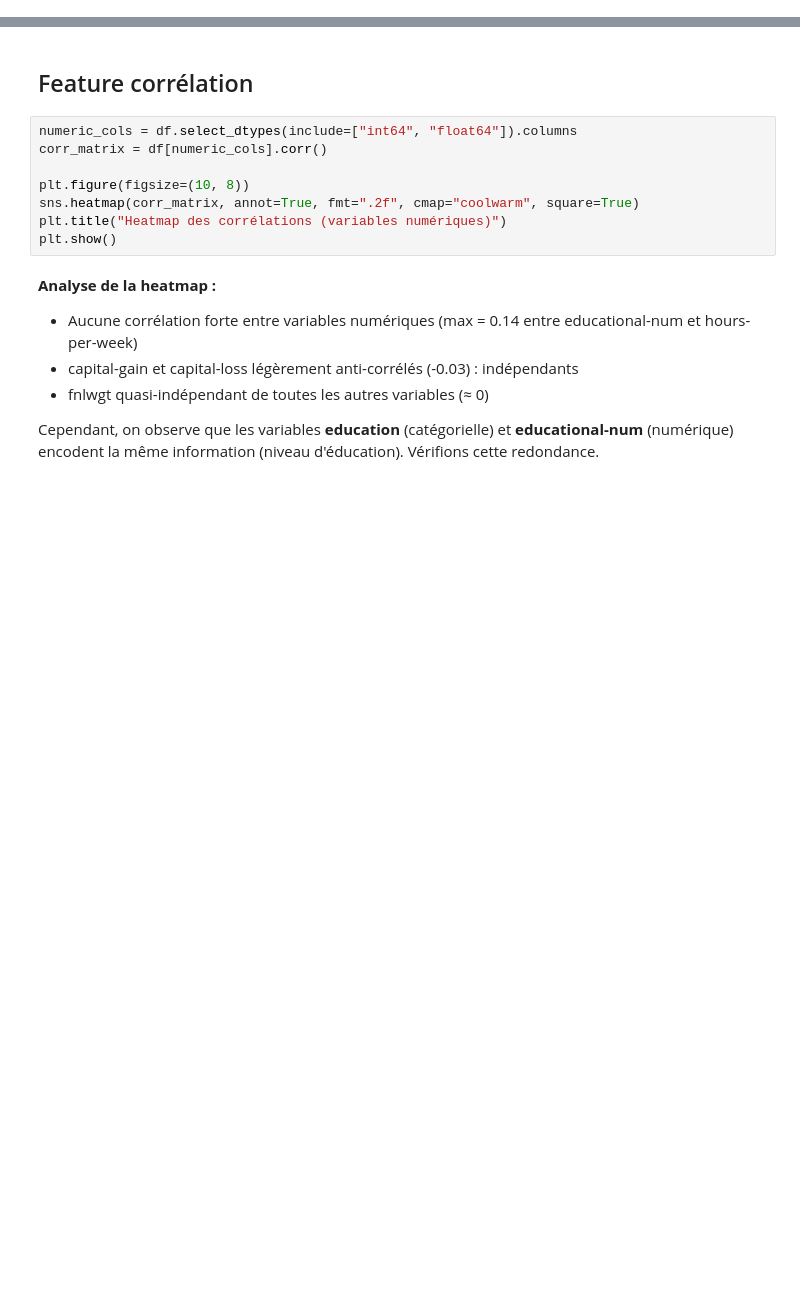
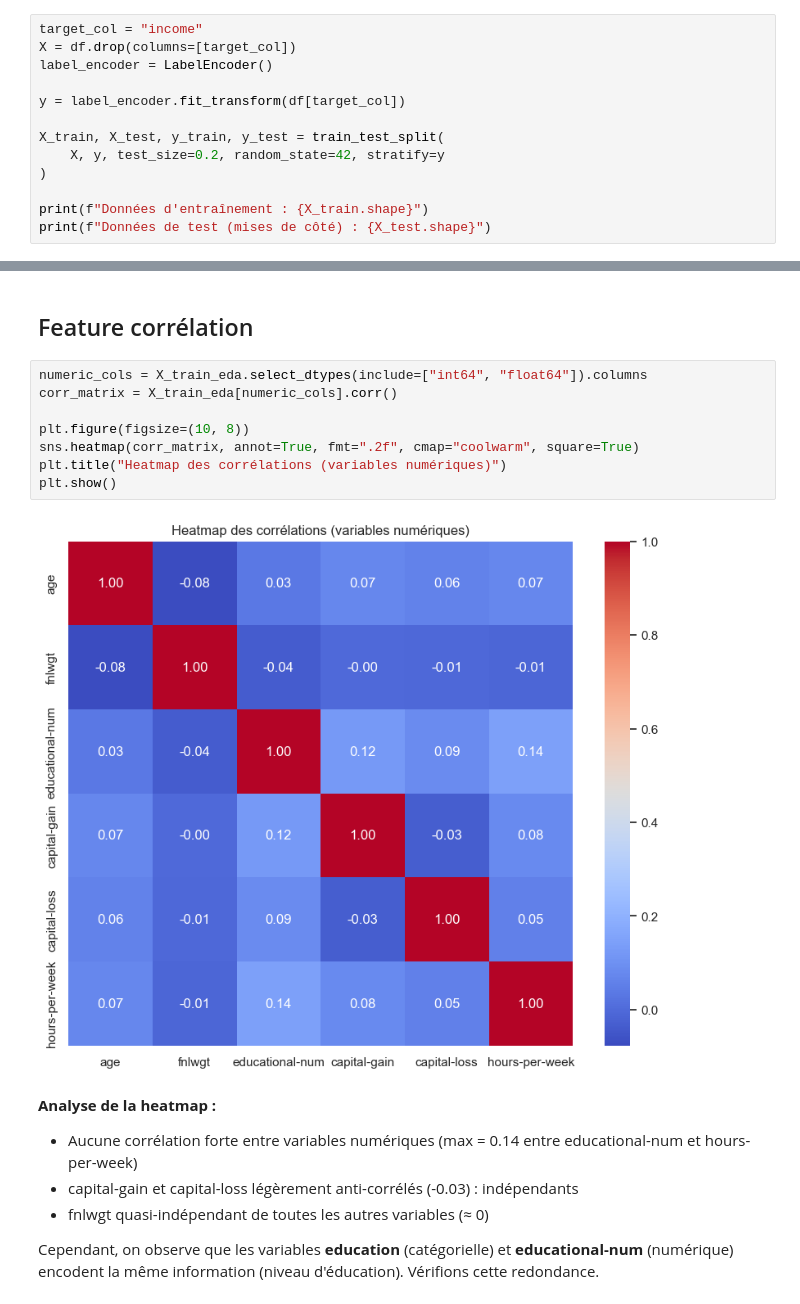
Before and after one commit to clemrep/ml-adult-income, a Jupyter notebook: projet.ipynb, the cells around one changed output, grey strips where cells are left out. Drawn from its saved outputs; the diff is of its cells as text; blank space fills up the shorter version.

```diff
--- a/projet.ipynb
+++ b/projet.ipynb
@@ -63,0 +92,13 @@ print(df.info())
+# %%
+target_col = "income"
+X = df.drop(columns=[target_col])
+label_encoder = LabelEncoder()
+
+y = label_encoder.fit_transform(df[target_col])
+
+X_train, X_test, y_train, y_test = train_test_split(
+    X, y, test_size=0.2, random_state=42, stratify=y
+)
+
+print(f"Données d'entraînement : {X_train.shape}")
+print(f"Données de test (mises de côté) : {X_test.shape}")
@@ -276,13 +376,15 @@ Sur ce graphique de répartition de la variable income, on observe 75% de <=50K
 # %% [markdown]
 ## Feature corrélation
 # %%
-numeric_cols = df.select_dtypes(include=["int64", "float64"]).columns
-corr_matrix = df[numeric_cols].corr()
+numeric_cols = X_train_eda.select_dtypes(include=["int64", "float64"]).columns
+corr_matrix = X_train_eda[numeric_cols].corr()
 
 plt.figure(figsize=(10, 8))
 sns.heatmap(corr_matrix, annot=True, fmt=".2f", cmap="coolwarm", square=True)
 plt.title("Heatmap des corrélations (variables numériques)")
 plt.show()
+# %% [output]
+[figure, added]
 # %% [markdown]
 **Analyse de la heatmap :**
 - Aucune corrélation forte entre variables numériques (max = 0.14 entre educational-num et hours-per-week)
```
Also changed, not shown: parts of 25 cells of this notebook.
